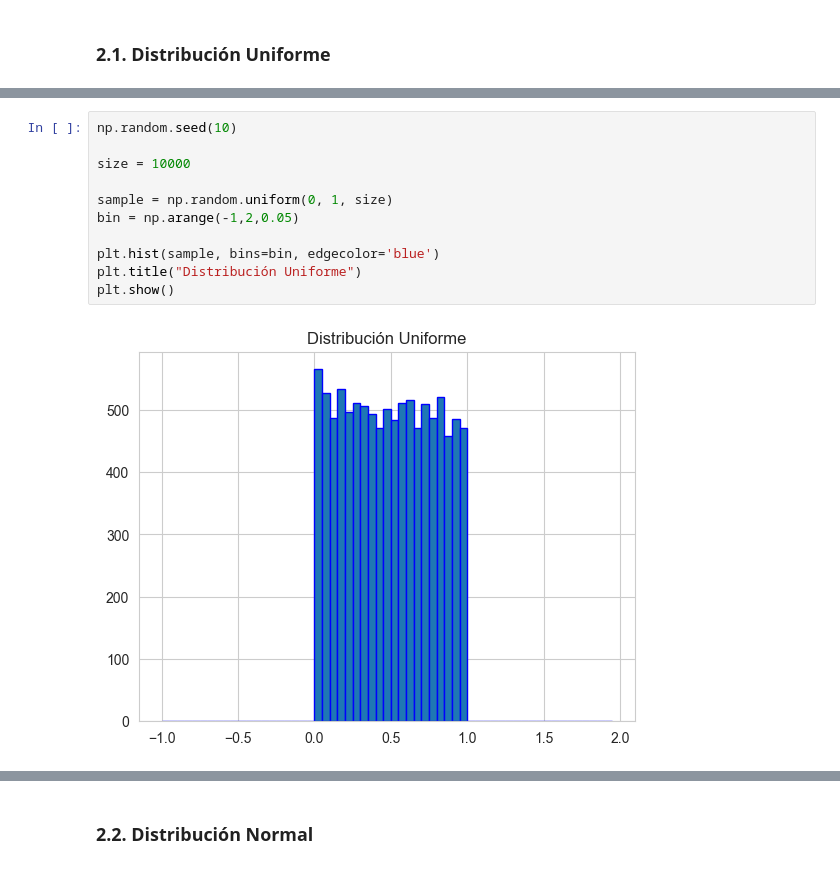
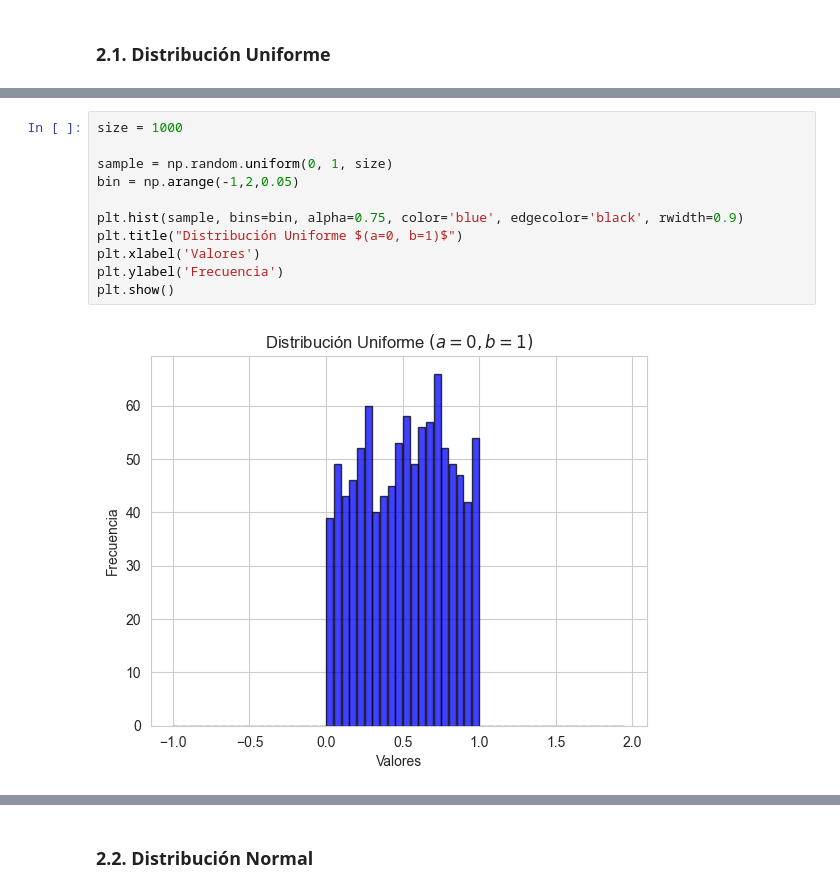
Before and after one commit to mauricioalvaradoo/econometrics, a Jupyter notebook: inferential-statistics/2 distributions.ipynb, the cells around one changed output, grey strips where cells are left out. Saved outputs shown, nothing was run; the diff lists cells and outputs as text.

```diff
--- a/inferential-statistics/2 distributions.ipynb
+++ b/inferential-statistics/2 distributions.ipynb
@@ -115,13 +329,13 @@ plt.show()
 # %%
-np.random.seed(10)
-
-size = 10000
+size = 1000
 
 sample = np.random.uniform(0, 1, size)
 bin = np.arange(-1,2,0.05)
 
-plt.hist(sample, bins=bin, edgecolor='blue')
-plt.title("Distribución Uniforme")
+plt.hist(sample, bins=bin, alpha=0.75, color='blue', edgecolor='black', rwidth=0.9)
+plt.title("Distribución Uniforme $(a=0, b=1)$")
+plt.xlabel('Valores')
+plt.ylabel('Frecuencia')
 plt.show()
 # %% [output]
-[figure, old version]
+[figure, new version]
```
Also changed, not shown: parts of 51 cells of this notebook.
